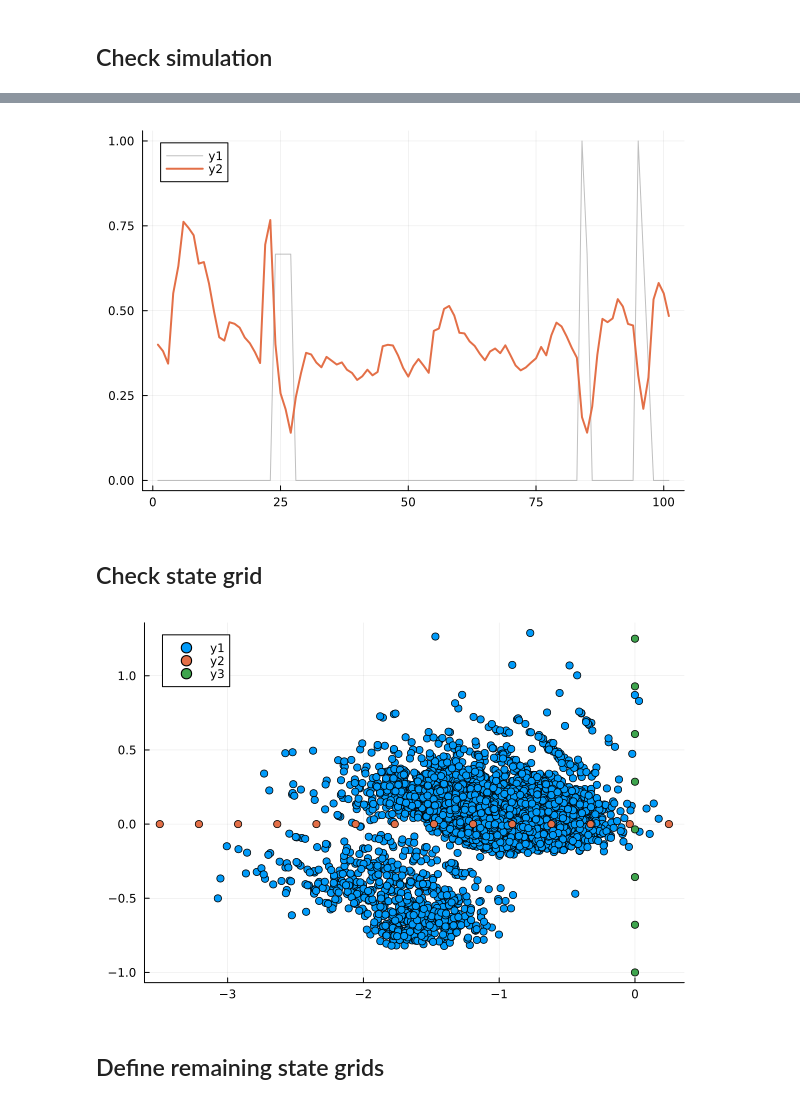
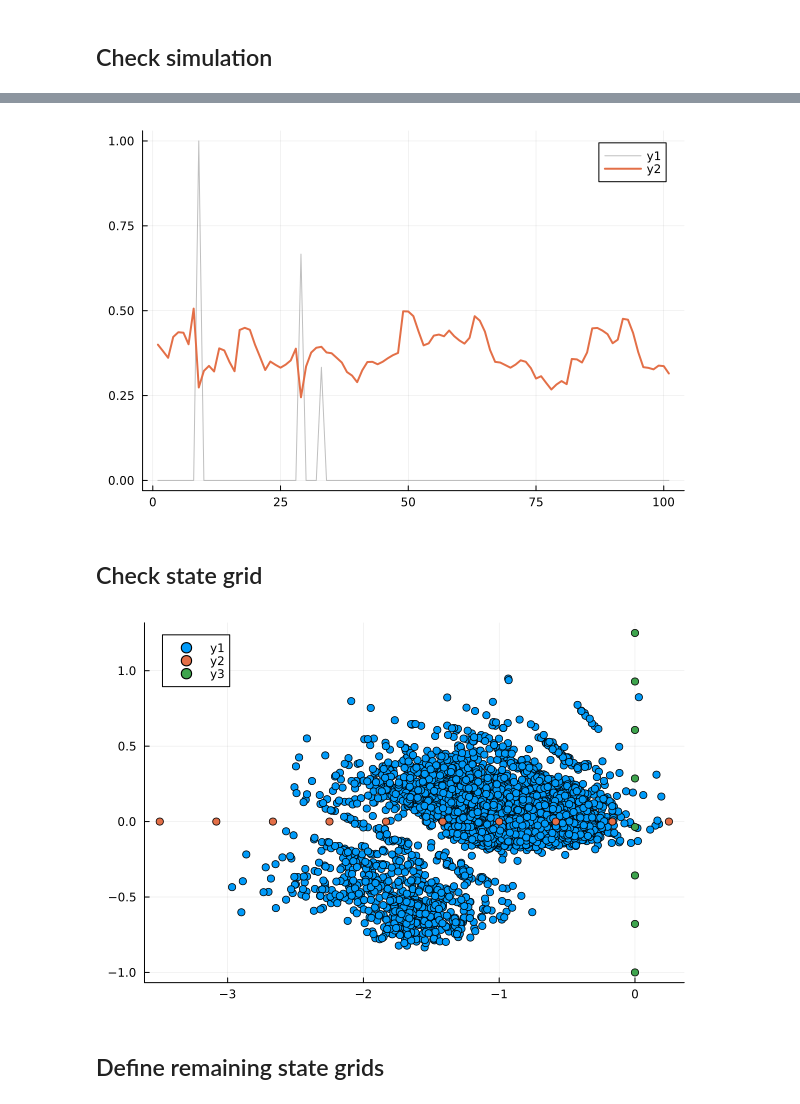
Before and after one commit to Jack-H-Buckner/FisheriesInsuranceModel, a Jupyter notebook: index_model/test_intermidiate.ipynb, the cells around one changed output, grey strips where cells are left out. Drawn from its saved outputs; the diff is of its cells as text; code cells hidden in the pictures.

```diff
--- a/index_model/test_intermidiate.ipynb
+++ b/index_model/test_intermidiate.ipynb
@@ -29,7 +27,7 @@ T_x   = [0.95 0.95;  0.05 0.05]
 pars = recursive_nt(p)
 pars = ComponentArray(merge(pars,(T = joint_transition(T_mx0,T_mx1,T_x),)))
 pars.T = pars.T ./ mapslices(sum, pars.T, dims = 1)
-pars.cv = 0.1
+pars.cv = 0.2
 pars.cf = 0.0
 pars.T
 # %% [output]
@@ -62,20 +60,20 @@ Plots.hline!([y_target], color = "grey")
 Plots.plot(0.3333*(states[3,:].-1), width = 1., color = "grey", alpha = 0.5)
 Plots.plot!(exp.(states[1,:]), width = 2)
 # %% [output]
-[figure, old version]
+[figure, new version]
 # %% [markdown]
 ## Check state grid
 # %%
 states, m, f, h, y = simulate_trajectory(pars,X2,10000)
 Plots.scatter(states[1,:], states[2,:])
-bmax = 0.25; bmin = -3.5; Nb_grid = 14
+bmax = 0.25; bmin = -3.5; Nb_grid = 10
 b_grid = bmin:((bmax-bmin)/(Nb_grid-1)):bmax
 Δbmax = 1.25; Δbmin = -1.0; NΔb_grid = 8
 Δb_grid = Δbmin:((Δbmax-Δbmin)/(NΔb_grid-1)):Δbmax
 Plots.scatter!(b_grid,[0.0])
 Plots.scatter!(zeros(length(Δb_grid)),Δb_grid)
 # %% [output]
-[figure, old version]
+[figure, new version]
 # %% [markdown]
 ## Define remaining state grids
 # %%
```
Also changed, not shown: parts of 13 cells of this notebook, 35 other files.
